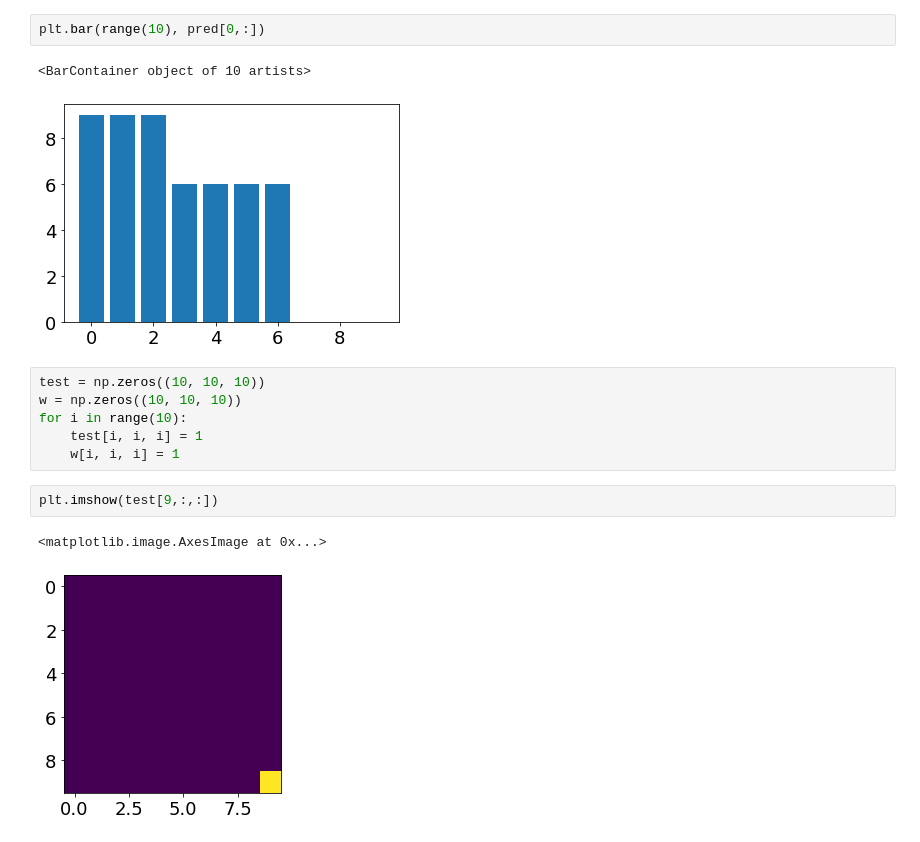
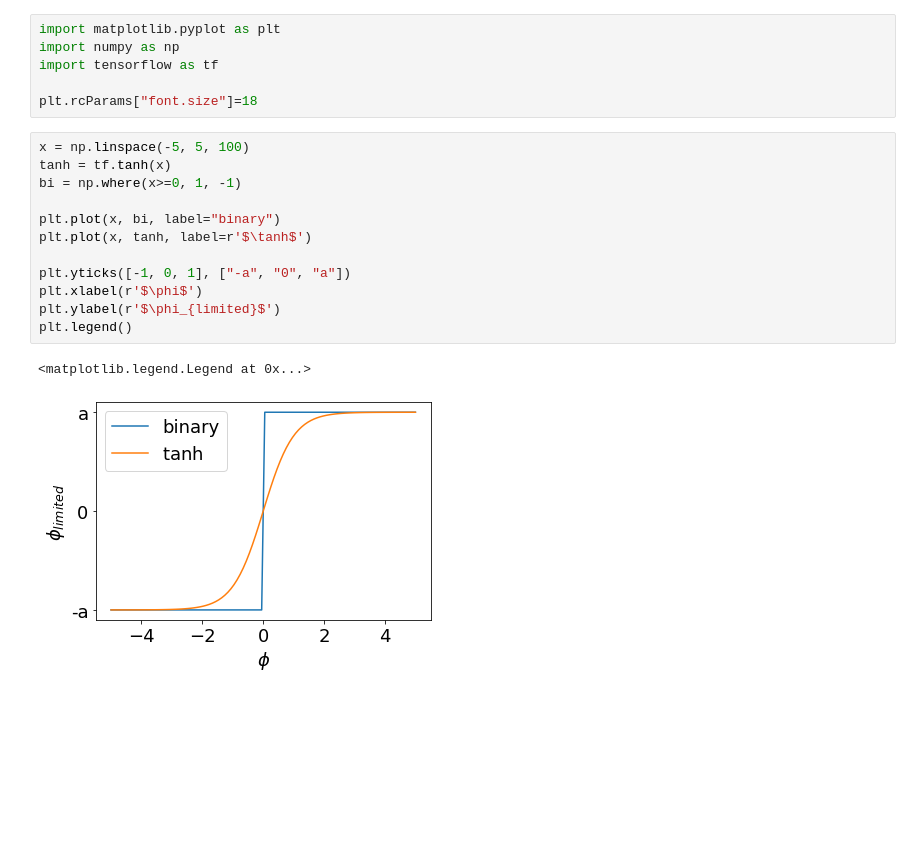
Before and after one commit to fftakumi/MOD2NN, a Jupyter notebook: test.ipynb, the cells around one changed output. Saved outputs shown, nothing was run; the diff lists cells and outputs as text; blank space fills up the shorter version.

```diff
--- a/test.ipynb
+++ b/test.ipynb
@@ -74,16 +1,21 @@ plt.imshow(pred[3,:,:])
-# %%
-plt.bar(range(10), pred[0,:])
-# %% [output]
-<BarContainer object of 10 artists>
-[figure, removed]
-# %%
-test = np.zeros((10, 10, 10))
-w = np.zeros((10, 10, 10))
-for i in range(10):
-    test[i, i, i] = 1
-    w[i, i, i] = 1
-# %%
-plt.imshow(test[9,:,:])
-# %% [output]
-<matplotlib.image.AxesImage at 0x...>
-[figure, removed]
+# %%
+import matplotlib.pyplot as plt
+import numpy as np
+import tensorflow as tf
+
+plt.rcParams["font.size"]=18
+# %%
+x = np.linspace(-5, 5, 100)
+tanh = tf.tanh(x)
+bi = np.where(x>=0, 1, -1)
+
+plt.plot(x, bi, label="binary")
+plt.plot(x, tanh, label=r'$\tanh$')
+
+plt.yticks([-1, 0, 1], ["-a", "0", "a"])
+plt.xlabel(r'$\phi$')
+plt.ylabel(r'$\phi_{limited}$')
+plt.legend()
+# %% [output]
+<matplotlib.legend.Legend at 0x...>
+[figure, added]
```
Also changed, not shown: parts of 6 cells of this notebook, 4 other files.
